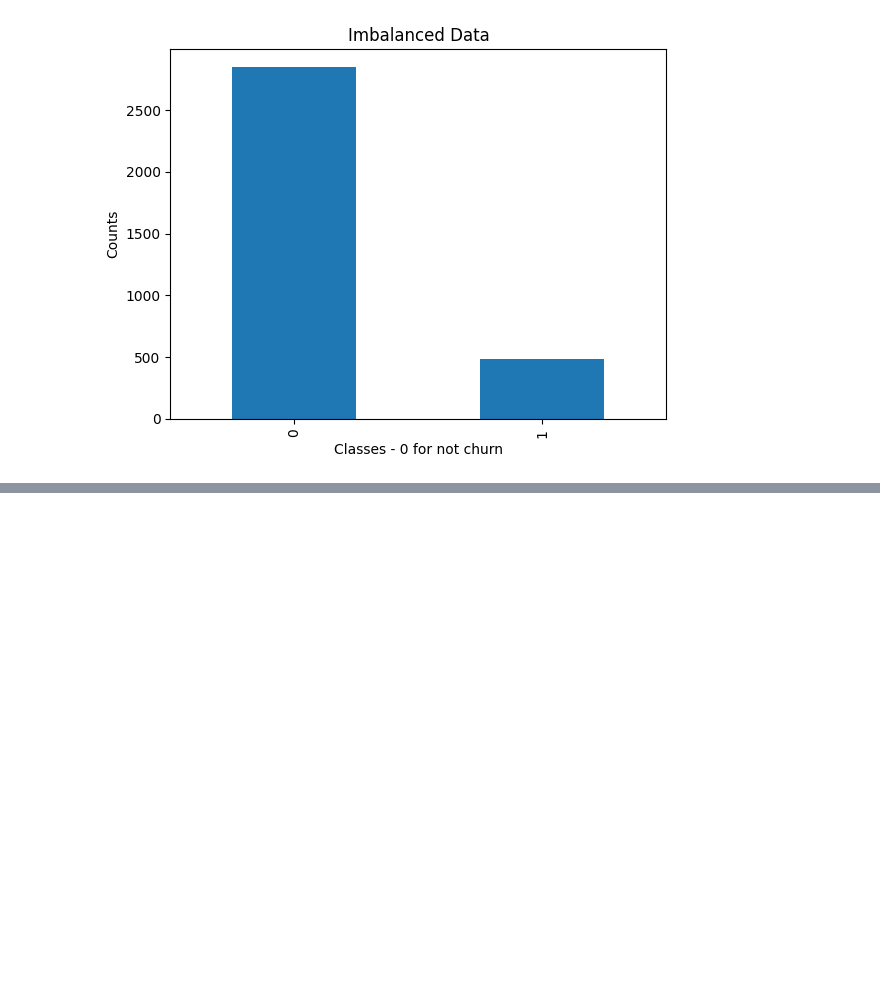
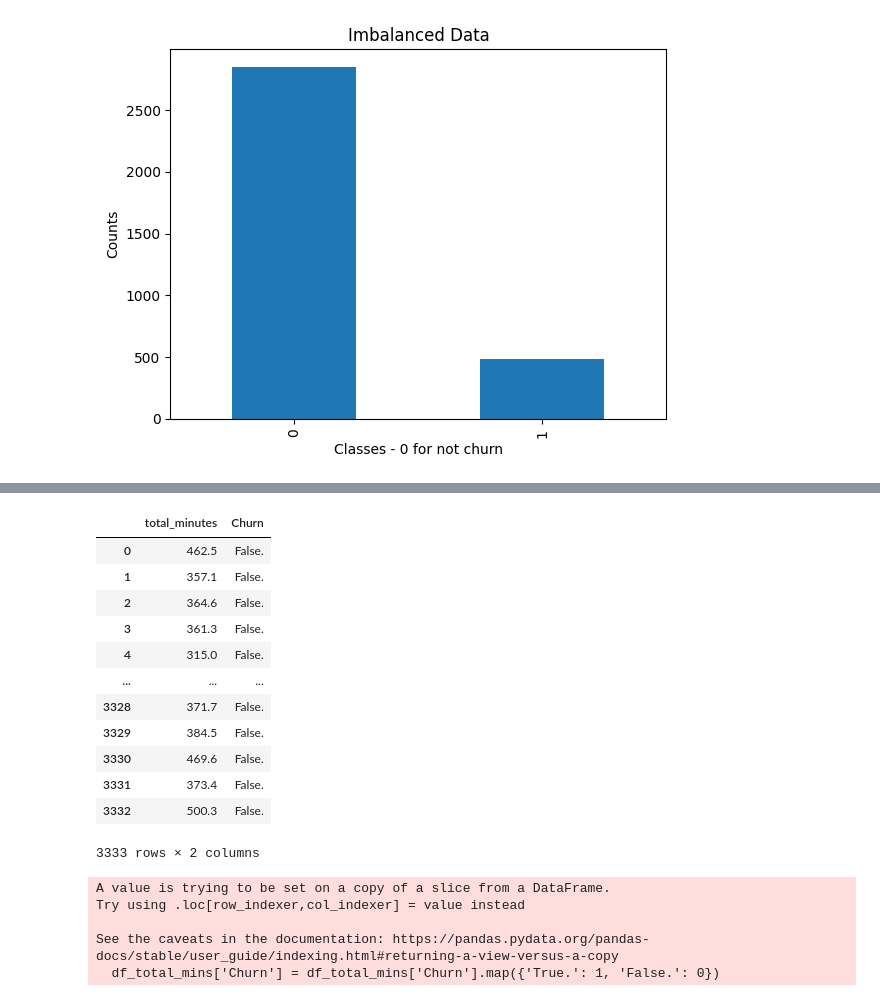
Before and after one commit to ryslipe/naive_bayes_classifier, a Jupyter notebook: notebooks/01_load_and_validate_raw_data.ipynb, the cells around one changed output, grey strips where cells are left out. Saved outputs shown, nothing was run; the diff lists cells and outputs as text; code cells hidden in the pictures; blank space fills up the shorter version.

```diff
--- a/notebooks/01_load_and_validate_raw_data.ipynb
+++ b/notebooks/01_load_and_validate_raw_data.ipynb
@@ -373,0 +536,9 @@ plt.show()
+# %%
+# create column for total minutes
+df['total_minutes'] = df['Day Mins'] + df['Eve Mins']
+# %%
+# create data frame of total minutes, and churn
+df_total_mins = df[['total_minutes', 'Churn?']]
+# %%
+df_total_mins.rename(columns= {'Churn?': 'Churn'}, inplace=True)
+df_total_mins.columns
@@ -373,0 +551,24 @@ plt.show()
+# %%
+df_total_mins
+# %% [output]
+|  | total_minutes | Churn |
+| 0 | 462.5 | False. |
+| 1 | 357.1 | False. |
+| 2 | 364.6 | False. |
+| 3 | 361.3 | False. |
+| 4 | 315.0 | False. |
+| ... | ... | ... |
+| 3328 | 371.7 | False. |
+| 3329 | 384.5 | False. |
+| 3330 | 469.6 | False. |
+| 3331 | 373.4 | False. |
+| 3332 | 500.3 | False. |
+3333 rows × 2 columns
+# %%
+df_total_mins['Churn'] = df_total_mins['Churn'].map({'True.': 1, 'False.': 0})
+# %% [output]
+A value is trying to be set on a copy of a slice from a DataFrame.
+Try using .loc[row_indexer,col_indexer] = value instead
+
+See the caveats in the documentation: https://pandas.pydata.org/pandas-docs/stable/user_guide/indexing.html#returning-a-view-versus-a-copy
+  df_total_mins['Churn'] = df_total_mins['Churn'].map({'True.': 1, 'False.': 0})
```
Also changed, not shown: parts of 50 cells of this notebook, 2 other files.
